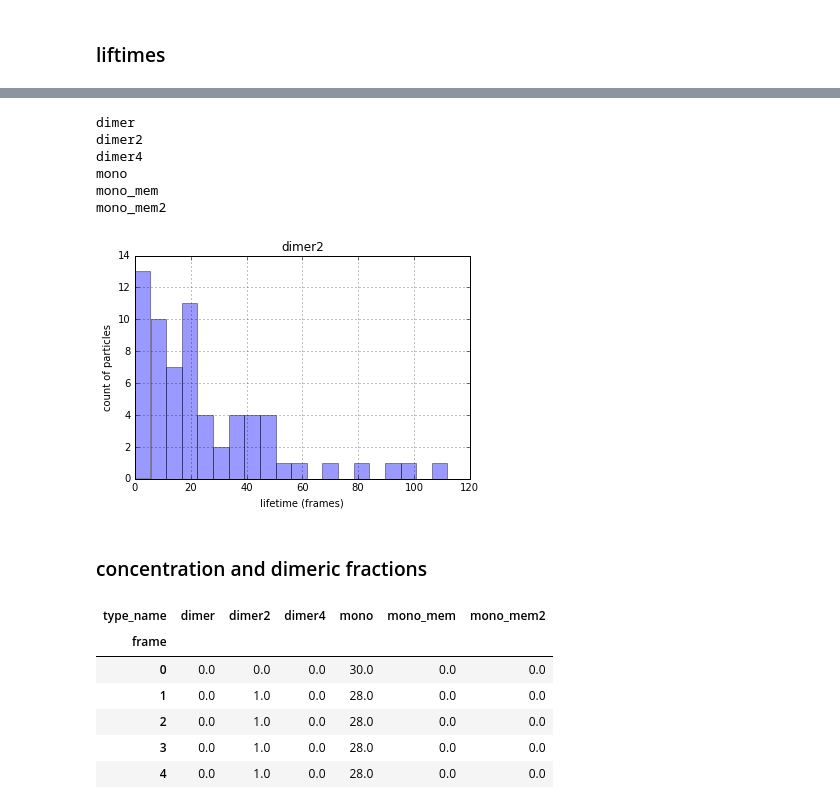
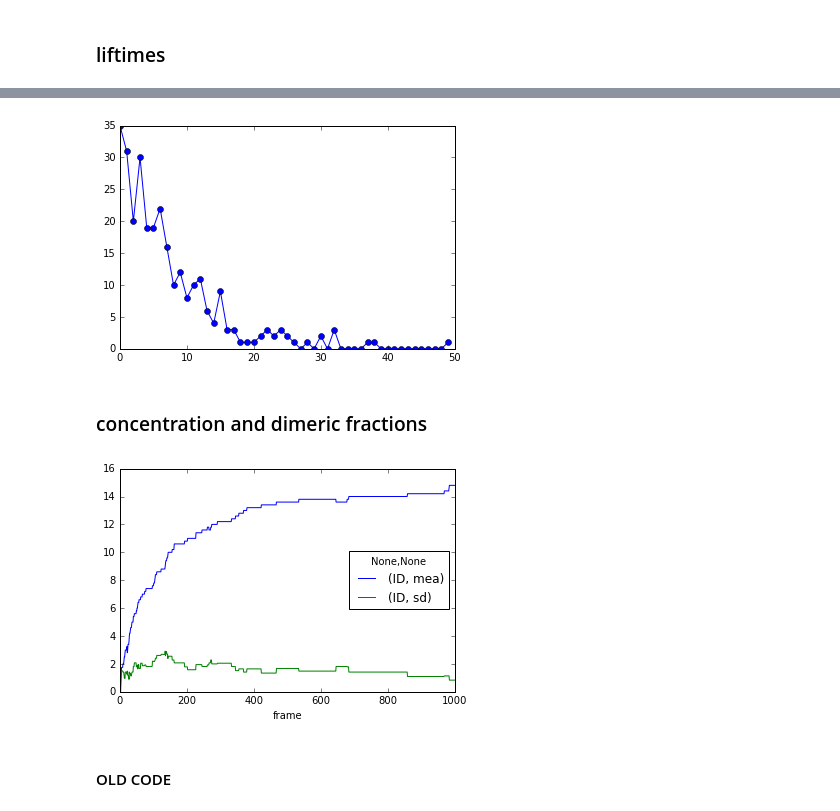
Before and after one commit to dprovasi/readi, a Jupyter notebook: readi.ipynb, the cells around one changed output, grey strips where cells are left out. Cells and saved outputs as stored; diff of their text form; code cells hidden in the pictures.

```diff
--- a/readi.ipynb
+++ b/readi.ipynb
@@ -557,25 +638,10 @@ lifes.head()
-# %%
-## group by particle and show which species we have
-
-yy = lifes.reset_index().groupby('type_name')
-for name, val in yy:
-    print(name)
-# %% [output]
-dimer
-dimer2
-dimer4
-mono
-mono_mem
-mono_mem2
-# %%
-## plot lifetime distribution for one species
-gptype = 'dimer2'
-yy.get_group(gptype).age.hist(alpha=.4, bins=20)
-plt.xlabel('lifetime (frames)')
-plt.ylabel('count of particles')
-plt.title(gptype)
-plt.show()
-# %% [output]
-[figure, removed]
+# %%
+t=zz.get_group('dimer2')
+uu=t.drop('type_name',1).dropna()
+hist, bin_edges = np.histogram(uu.age,bins=50)
+plt.plot(hist,marker='o')
+plt.show()
+# %% [output]
+[figure, added]
 # %% [markdown]
 ### concentration and dimeric fractions
@@ -587,4 +662,16 @@ t_conc = t_frame_type.agg({'ID':'count'})
+# %%
+rr5.plot()
+plt.show()
+# %% [output]
+[figure, added]
+# %% [markdown]
+#### OLD CODE
 # %%
+### get concentrations as a function of frame
+### group by frame and type, then count particles of each type
+t_frame_type =tr.groupby(by=['frame','type_name'])
+t_conc = t_frame_type.agg({'ID':'count'})
+
 ## flatten multi-columns, and pivot (unmelt) to have types as columns
 aux1=t_conc.rename(index=str).reset_index()
 aux2 = aux1.pivot(index='frame', columns='type_name', values='ID')
@@ -592,11 +679,12 @@ aux2 = aux1.pivot(index='frame', columns='type_name', values='ID')
 aux2.index = aux2.index.astype('int')
 concentrations = aux2.sort_index().fillna(0)
 concentrations.head()
+
+## sum up all monomers and all dimers
+
+mono_cols = list(filter(lambda x:'mono' in x, list(concentrations)))
+dimer_cols = list(filter(lambda x:'dimer' in x, list(concentrations)))
+concentrations['mono_tot'] = concentrations[mono_cols].sum(axis=1)
+concentrations['dimer_tot'] = concentrations[dimer_cols].sum(axis=1)
+
+concentration_short = concentrations[['mono_tot','dimer_tot']]
-# %% [output]
-| type_name | dimer | dimer2 | dimer4 | mono | mono_mem | mono_mem2 |
-| frame |  |  |  |  |  |  |
-| 0 | 0.0 | 0.0 | 0.0 | 30.0 | 0.0 | 0.0 |
-| 1 | 0.0 | 1.0 | 0.0 | 28.0 | 0.0 | 0.0 |
-| 2 | 0.0 | 1.0 | 0.0 | 28.0 | 0.0 | 0.0 |
-| 3 | 0.0 | 1.0 | 0.0 | 28.0 | 0.0 | 0.0 |
-| 4 | 0.0 | 1.0 | 0.0 | 28.0 | 0.0 | 0.0 |
```
Also changed, not shown: parts of 16 cells of this notebook.
